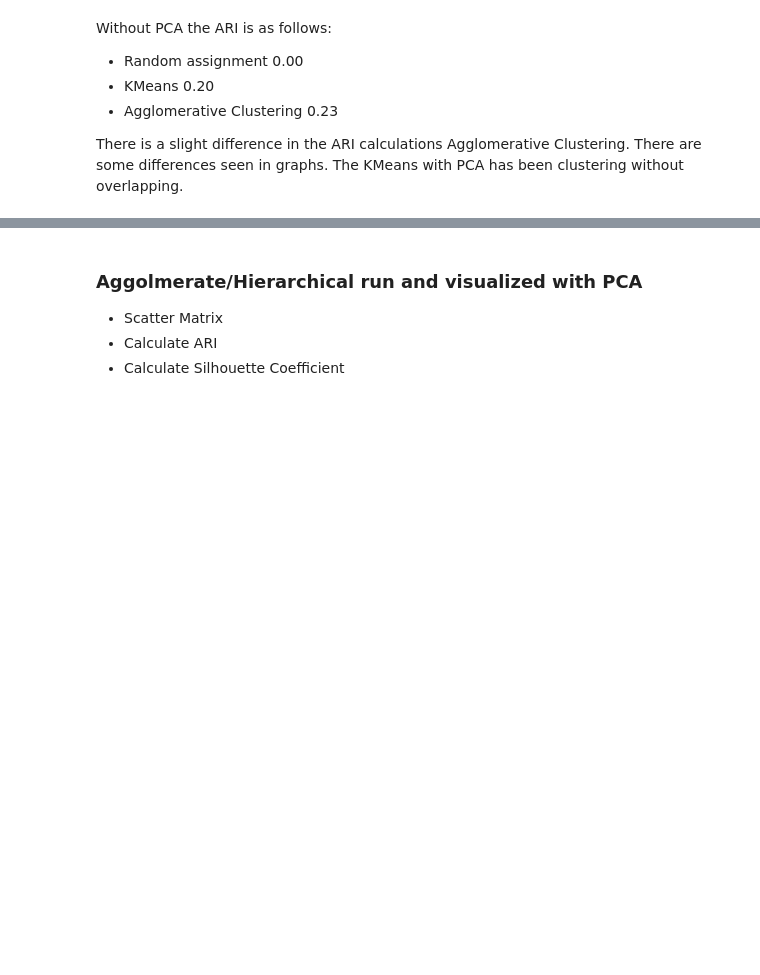
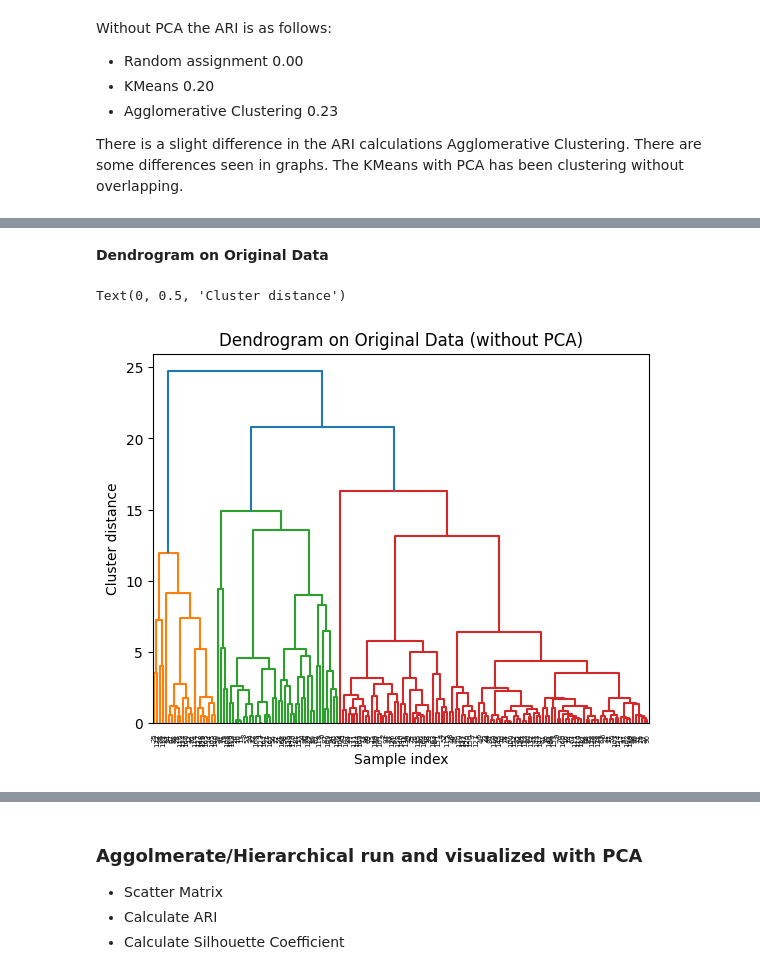
Before and after one commit to atoothman/Data-71200-Projects-, a Jupyter notebook: DATA_71200_Project_3_Glass_ID.ipynb, the cells around one changed output, grey strips where cells are left out. Drawn from its saved outputs; the diff is of its cells as text; code cells hidden in the pictures; blank space fills up the shorter version.

```diff
--- a/DATA_71200_Project_3_Glass_ID.ipynb
+++ b/DATA_71200_Project_3_Glass_ID.ipynb
@@ -692,0 +675,21 @@ There is a slight difference in the ARI calculations Agglomerative Clustering. T
+# %% [markdown]
+**Dendrogram on Original Data**
+# %%
+# Import the dendrogram function and the ward clustering function from SciPy
+# from scipy.cluster.hierarchy import dendrogram, ward
+
+# Apply the ward clustering to the data array X
+# The SciPy ward function returns an array that specifies the distances
+# bridged when performing agglomerative clustering
+linkage_array = ward(X_train_scaled)
+# Now we plot the dendrogram for the linkage_array containing the distances
+# between clusters
+dendrogram(linkage_array)
+
+# mark the cuts in the tree that signify two or three clusters
+plt.title("Dendrogram on Original Data (without PCA)")
+plt.xlabel("Sample index")
+plt.ylabel("Cluster distance")
+# %% [output]
+Text(0, 0.5, 'Cluster distance')
+[figure, added]
```
Also changed, not shown: parts of 17 cells of this notebook.
